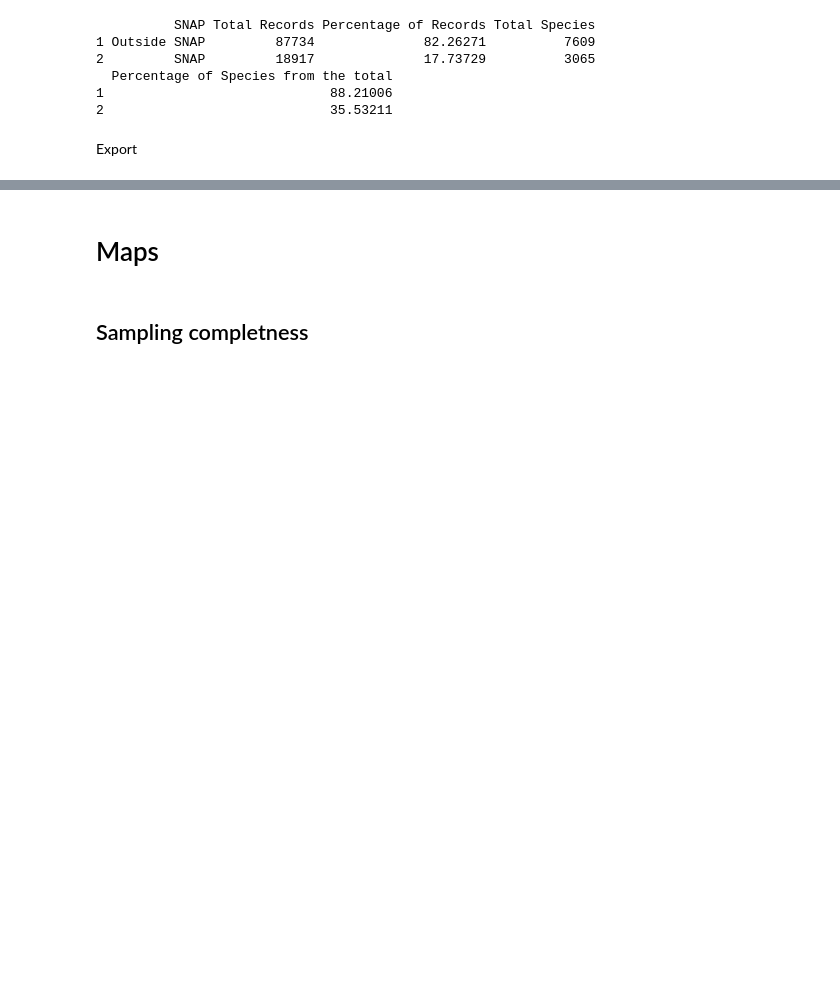
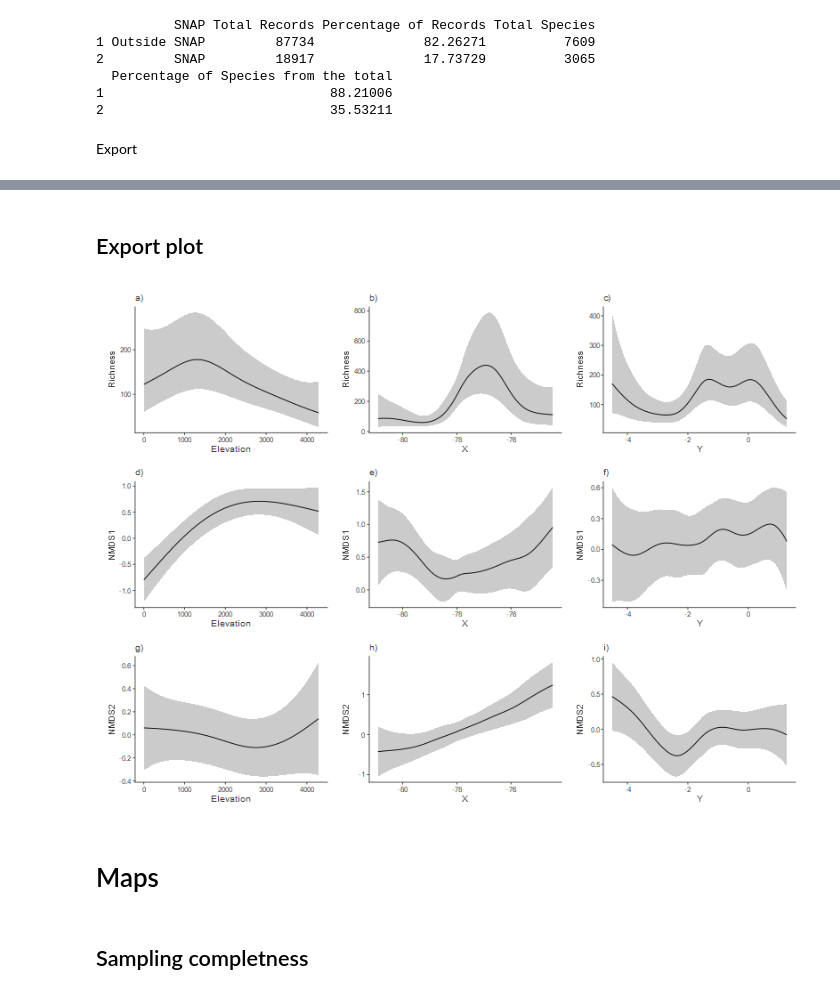
Before and after one commit to daningMontano/Spatial_insect_diversity, a Jupyter notebook: 6_Report.ipynb, the cells around one changed output, grey strips where cells are left out. Cells and saved outputs as stored; diff of their text form; code cells hidden in the pictures; blank space fills up the shorter version.

```diff
--- a/6_Report.ipynb
+++ b/6_Report.ipynb
@@ -718,0 +877,11 @@ saveWorkbook(wb, file = out_file, overwrite = TRUE)
+# %% [markdown]
+## Export plot
+# %%
+plots <- list(alpha_elev, alpha_lon,
+  alpha_lat,nmds1_elev , nmds1_lon , nmds1_lat,
+  nmds2_elev , nmds2_lon , nmds2_lat)
+
+wrap_gams_plots = wrap_plots(plots, ncol = 3)
+wrap_gams_plots
+# %% [output]
+[figure, added]
```
Also changed, not shown: parts of 10 cells of this notebook, 8 other files.
